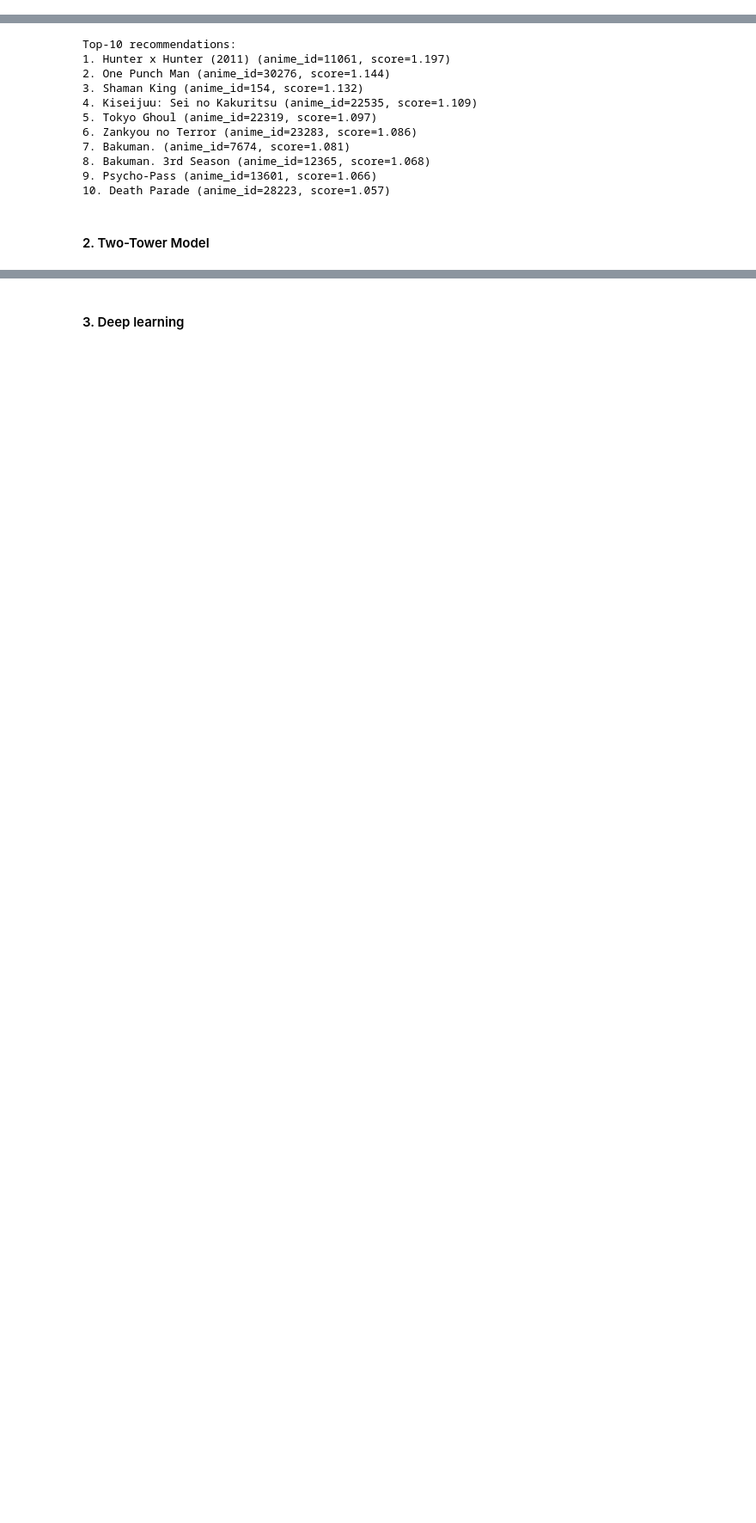
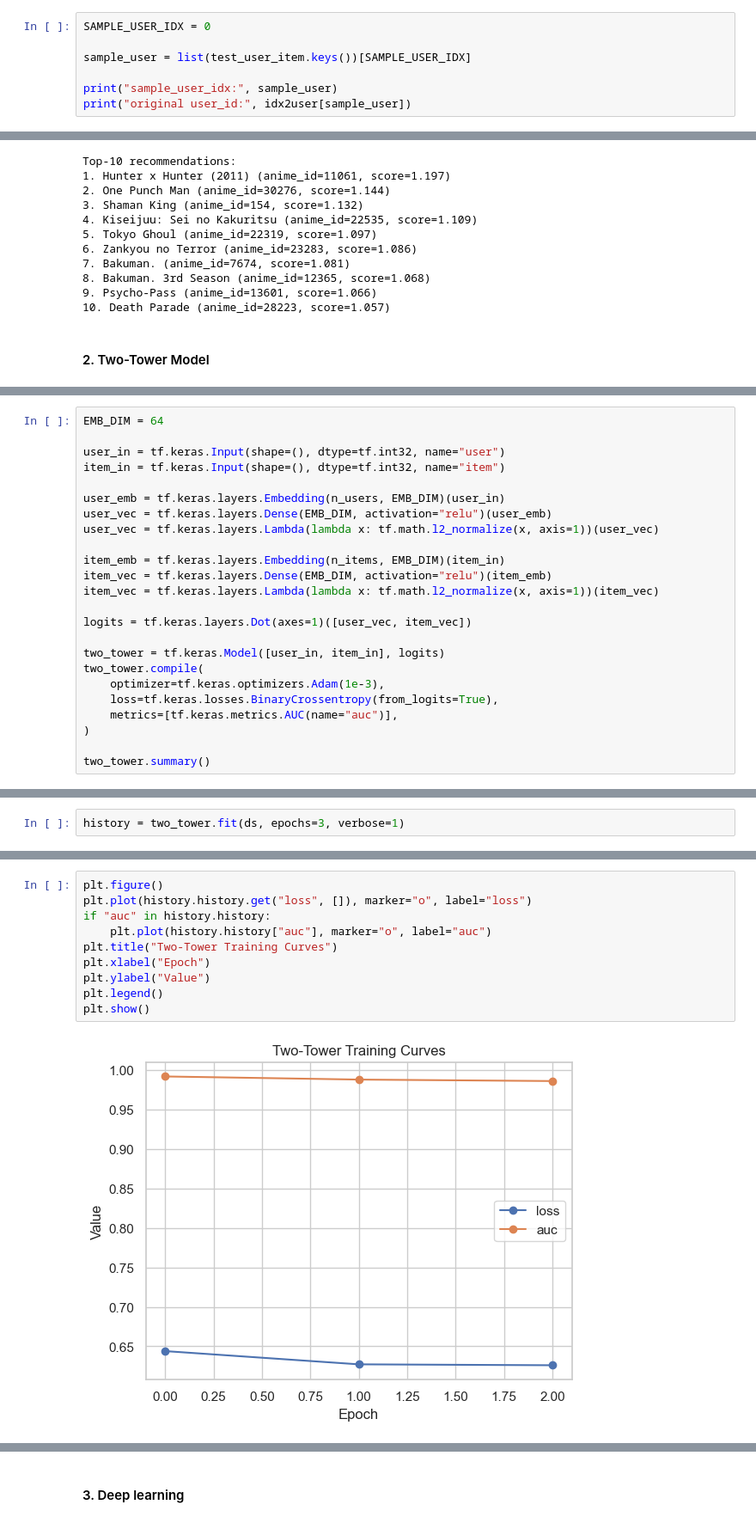
Before and after one commit to natalija529/web-mining, a Jupyter notebook: main.ipynb, the cells around one changed output, grey strips where cells are left out. Shown at 86% size. Drawn from its saved outputs; the diff is of its cells as text; blank space fills up the shorter version.

Commit message:
feat(two-tower): add two tower model

```diff
--- a/main.ipynb
+++ b/main.ipynb
@@ -497,3 +479,10 @@ print("Users in test_user_item:", len(test_user_item))
 # %% [output]
 Users in train_user_items: 60384
 Users in test_user_item: 60384
+# %%
+SAMPLE_USER_IDX = 0
+
+sample_user = list(test_user_item.keys())[SAMPLE_USER_IDX]
+
+print("sample_user_idx:", sample_user)
+print("original user_id:", idx2user[sample_user])
@@ -723,0 +786,24 @@ Top-10 recommendations:
+# %%
+EMB_DIM = 64
+
+user_in = tf.keras.Input(shape=(), dtype=tf.int32, name="user")
+item_in = tf.keras.Input(shape=(), dtype=tf.int32, name="item")
+
+user_emb = tf.keras.layers.Embedding(n_users, EMB_DIM)(user_in)
+user_vec = tf.keras.layers.Dense(EMB_DIM, activation="relu")(user_emb)
+user_vec = tf.keras.layers.Lambda(lambda x: tf.math.l2_normalize(x, axis=1))(user_vec)
+
+item_emb = tf.keras.layers.Embedding(n_items, EMB_DIM)(item_in)
+item_vec = tf.keras.layers.Dense(EMB_DIM, activation="relu")(item_emb)
+item_vec = tf.keras.layers.Lambda(lambda x: tf.math.l2_normalize(x, axis=1))(item_vec)
+
+logits = tf.keras.layers.Dot(axes=1)([user_vec, item_vec])
+
+two_tower = tf.keras.Model([user_in, item_in], logits)
+two_tower.compile(
+    optimizer=tf.keras.optimizers.Adam(1e-3),
+    loss=tf.keras.losses.BinaryCrossentropy(from_logits=True),
+    metrics=[tf.keras.metrics.AUC(name="auc")],
+)
+
+two_tower.summary()
@@ -723,0 +832,2 @@ Top-10 recommendations:
+# %%
+history = two_tower.fit(ds, epochs=3, verbose=1)
@@ -723,0 +841,12 @@ Top-10 recommendations:
+# %%
+plt.figure()
+plt.plot(history.history.get("loss", []), marker="o", label="loss")
+if "auc" in history.history:
+    plt.plot(history.history["auc"], marker="o", label="auc")
+plt.title("Two-Tower Training Curves")
+plt.xlabel("Epoch")
+plt.ylabel("Value")
+plt.legend()
+plt.show()
+# %% [output]
+[figure, added]
```
Also changed, not shown: parts of 31 cells of this notebook.
